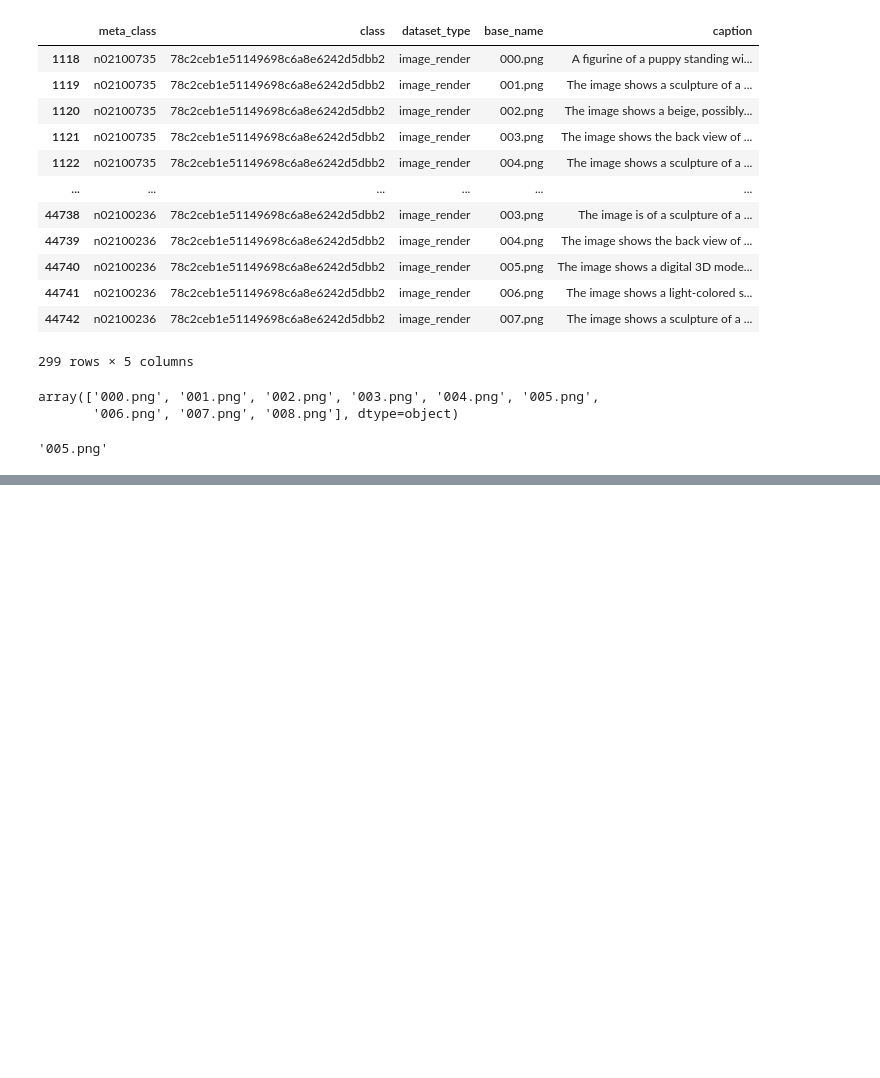
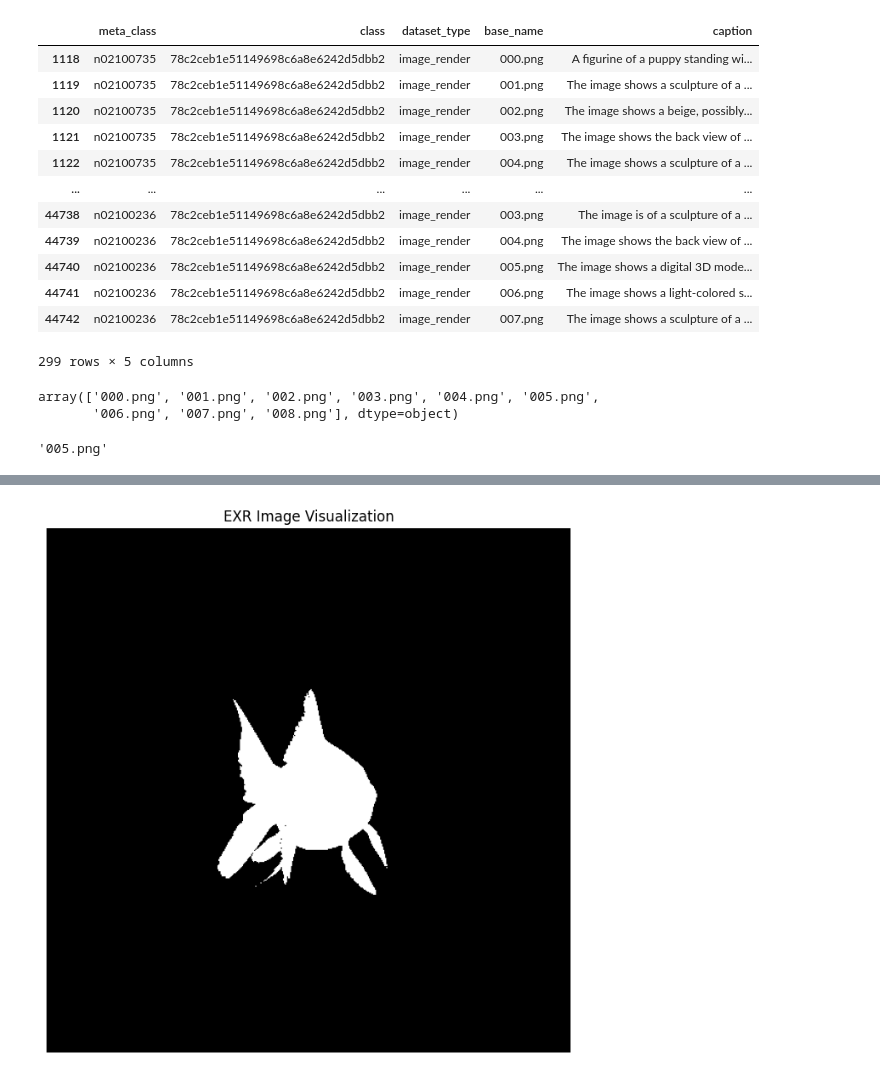
Before and after one commit to semyeong-yu/3DAnything, a Jupyter notebook: debug/dataset_analysis.ipynb, the cells around one changed output, grey strips where cells are left out. Cells and saved outputs as stored; diff of their text form; code cells hidden in the pictures; blank space fills up the shorter version.

```diff
--- a/debug/dataset_analysis.ipynb
+++ b/debug/dataset_analysis.ipynb
@@ -125,0 +171,4 @@ a
+# %%
+d_path = "/workspace/data/3ddst/train/n01443537/071e439aee854058946e537949bf665e/depth/000.exr"
+# %%
+exr_arr = read_exr(d_path)
@@ -125,0 +195,6 @@ a
+# %%
+exr_arr_re = np.where(exr_arr > 10**9, 0, exr_arr)  # clamp values to [0, 1] for visualization
+# %%
+visualize_exr(exr_arr_re)
+# %% [output]
+[figure, added]
```
Also changed, not shown: parts of 2 cells of this notebook, 7 other files.
